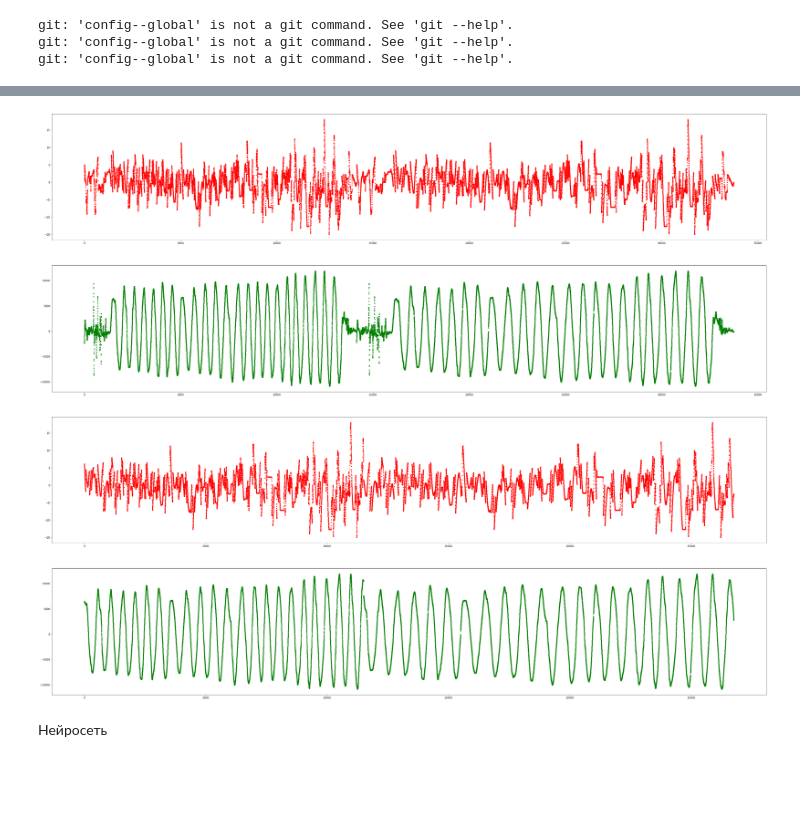
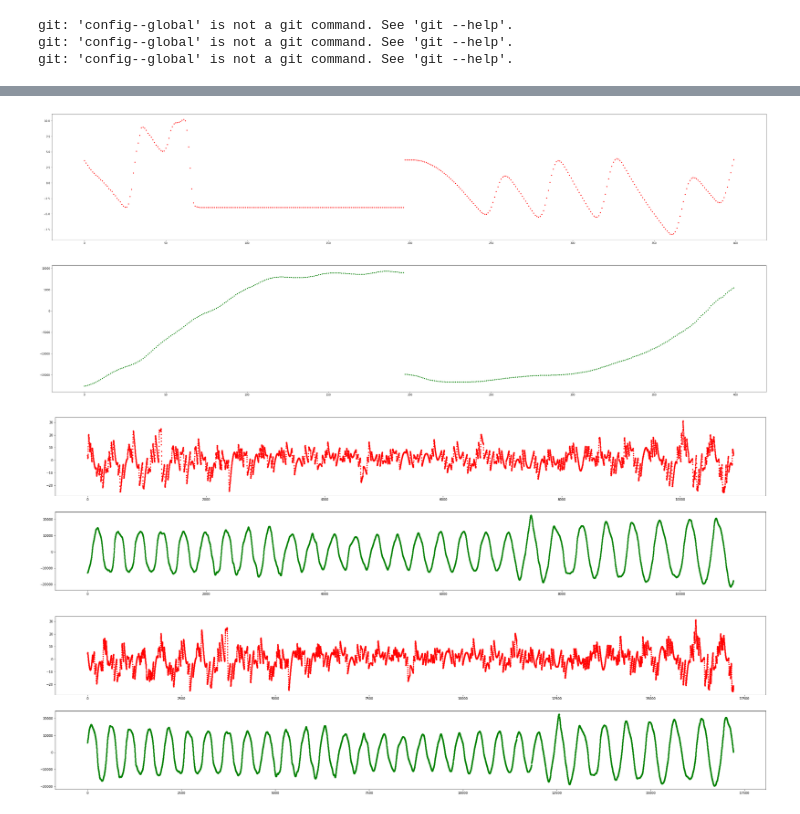
Before and after one commit to YanaMinyaylo/NS, a Jupyter notebook: Syncro_ICS_imu.ipynb, the cells around one changed output, grey strips where cells are left out. Drawn from its saved outputs; the diff is of its cells as text; code cells hidden in the pictures; blank space fills up the shorter version.

```diff
--- a/Syncro_ICS_imu.ipynb
+++ b/Syncro_ICS_imu.ipynb
@@ -55,12 +57,12 @@ time_ics = np.array(df_ICS['Time'][:])
 hor = np.array(df_ICS['Hor_eye'][:])
 ver = np.array(df_ICS['Ver_eye'][:])
 
-g1 = np.array(df_imu1[['gx', 'gy', 'gz']])
+# g1 = np.array(df_imu1[['gx', 'gy', 'gz']])
 g2 = np.array(df_imu2[['gx', 'gy', 'gz']])
 
-a1 = np.array(df_imu1[['ax', 'ay', 'az']])
-a2 = np.array(df_imu2[['ax', 'ay', 'az']])
-time_imu1 = df_imu1['server_time'][:]
+# a1 = np.array(df_imu1[['ax', 'ay', 'az']])
+# a2 = np.array(df_imu2[['ax', 'ay', 'az']])
+time_imu1 = df_imu2['server_time'][:]
 # %%
 # время инерциалок
 seconds_imu = []
@@ -74,10 +76,10 @@ i = 0
 if min(time_ics) > min(seconds_imu):
     while seconds_imu[i] < time_ics[0]:
         seconds_imu = np.delete(seconds_imu, i)
-        g1 = np.delete(g1, i, 0)
+        # g1 = np.delete(g1, i, 0)
         g2 = np.delete(g2, i, 0)
-        a1 = np.delete(a1, i, 0)
-        a2 = np.delete(a2, i, 0)
+        # a1 = np.delete(a1, i, 0)
+        # a2 = np.delete(a2, i, 0)
 if min(time_ics) < min(seconds_imu):
     while time_ics[i] < seconds_imu[0]:
         time_ics = np.delete(time_ics, i)
@@ -95,10 +97,10 @@ if max(time_ics) > max(seconds_imu):
 if max(time_ics) < max(seconds_imu):
     while seconds_imu[j] > time_ics[-1]:
         seconds_imu = np.delete(seconds_imu, j)
-        g1 = np.delete(g1, j, 0)
+        # g1 = np.delete(g1, j, 0)
         g2 = np.delete(g2, j, 0)
-        a1 = np.delete(a1, j, 0)
-        a2 = np.delete(a2, j, 0)
+        # a1 = np.delete(a1, j, 0)
+        # a2 = np.delete(a2, j, 0)
 # %%
 print(len(time_ics), len(seconds_imu))
 # %% [output]
@@ -139,9 +147,9 @@ hor_intp = interpolate_func(time_ics, time, hor)
 ver_intp = interpolate_func(time_ics, time, ver)
 # %%
 fig, ax = plt.subplots(ncols=1, nrows = 2, figsize=(50, 20))
-ax[0].plot(hor_intp, '.', color = 'red')
-ax[1].plot(imu2_gx, '.', color = 'green')
+ax[0].plot(hor_intp[12400:12800], '.', color = 'red')
+ax[1].plot(imu2_gx[12400:12800], '.', color = 'green')
 plt.show()
 # %% [output]
-[figure, old version]
+[figure, new version]
 # %%
@@ -150,10 +158,20 @@ y = np.hstack((hor_intp[1500:13000], hor_intp[17000:-1500]))
+# %%
+X1 = imu2_gx[1500:12400]
+y1 = hor_intp[1500:12400]
+X2 = imu2_gx[12800:-500]
+y2 = hor_intp[12800:-500]
 # %%
-fig, ax = plt.subplots(ncols=1, nrows = 2, figsize=(50, 20))
-ax[0].plot(y, '.', color = 'red')
-ax[1].plot(X, '.', color = 'green')
+fig, ax = plt.subplots(ncols=1, nrows = 2, figsize=(40, 10))
+ax[0].plot(y1, '.', color = 'red')
+ax[1].plot(X1, '.', color = 'green')
 plt.show()
 # %% [output]
-[figure, old version]
+[figure, new version]
-# %% [markdown]
-Нейросеть
+# %%
+fig, ax = plt.subplots(ncols=1, nrows = 2, figsize=(40, 10))
+ax[0].plot(y2, '.', color = 'red')
+ax[1].plot(X2, '.', color = 'green')
+plt.show()
+# %% [output]
+[figure, added]
 # %%
```
Also changed, not shown: parts of 15 cells of this notebook.
